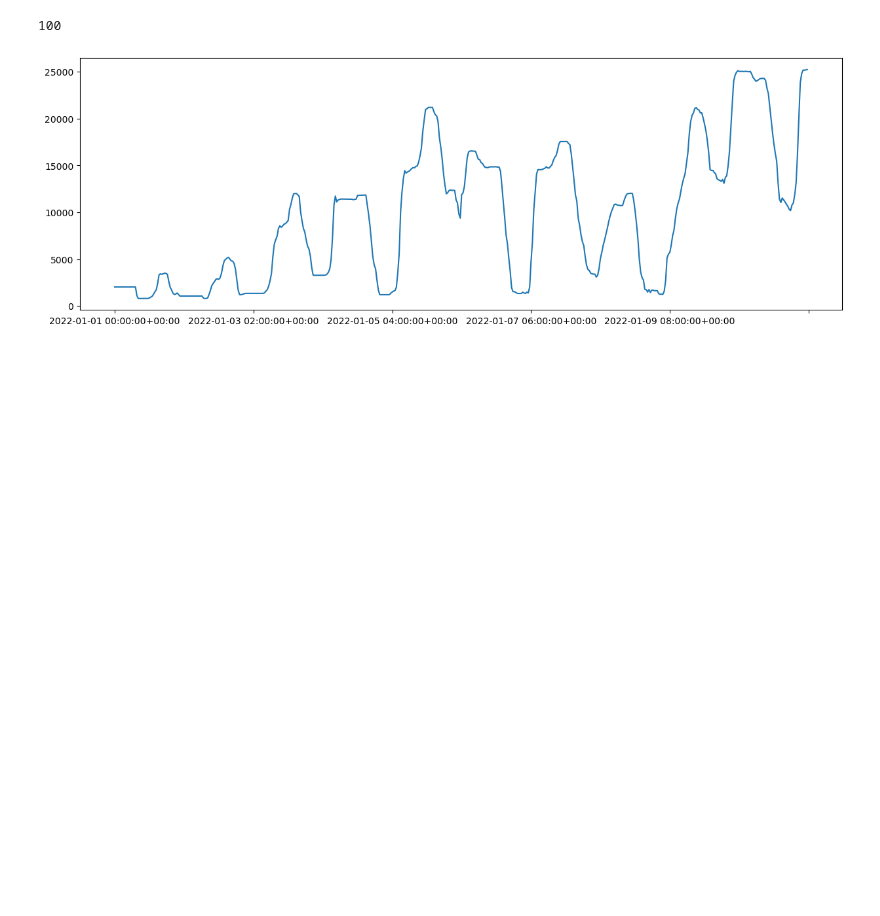
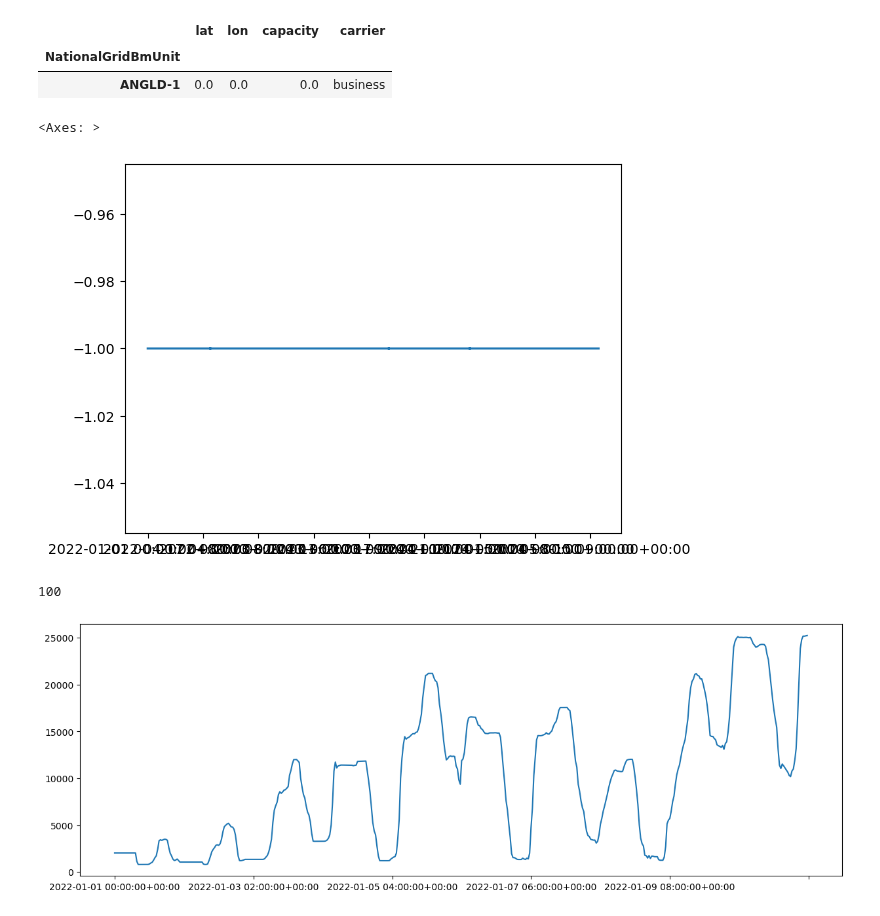
Before and after one commit to LukasFrankenQ/GBPower, a Jupyter notebook: notebooks/build_hydro.ipynb, the cells around one changed output. Drawn from its saved outputs; the diff is of its cells as text; code cells hidden in the pictures; blank space fills up the shorter version.

```diff
--- a/notebooks/build_hydro.ipynb
+++ b/notebooks/build_hydro.ipynb
@@ -186,3 +278,14 @@ manual_battery_locs = {
+# %%
+bmus.loc[bmus.carrier == 'business']
+# %% [output]
+|  | lat | lon | capacity | carrier |
+| NationalGridBmUnit |  |  |  |  |
+| ANGLD-1 | 0.0 | 0.0 | 0.0 | business |
+# %%
+pns['ANGLD-1'].plot()
+# %% [output]
+<Axes: >
+[figure, added]
 # %%
 import matplotlib.pyplot as plt
 
```
Also changed, not shown: parts of 17 cells of this notebook, 1 other file.
